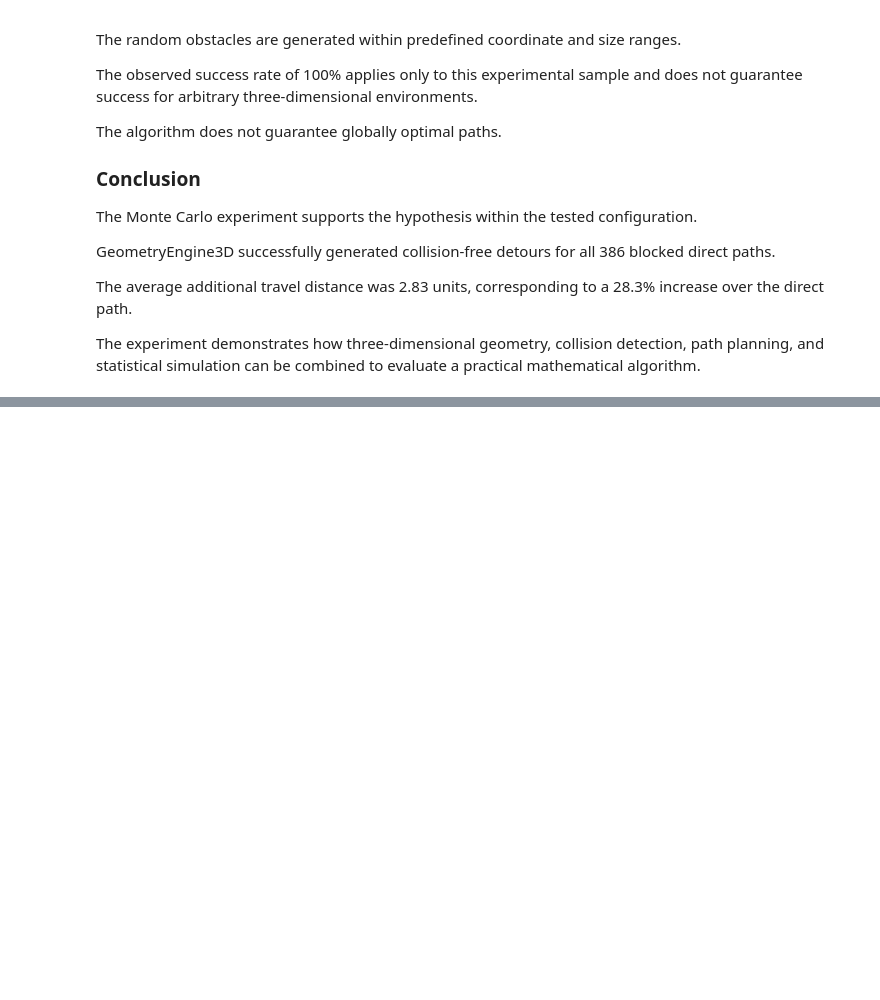
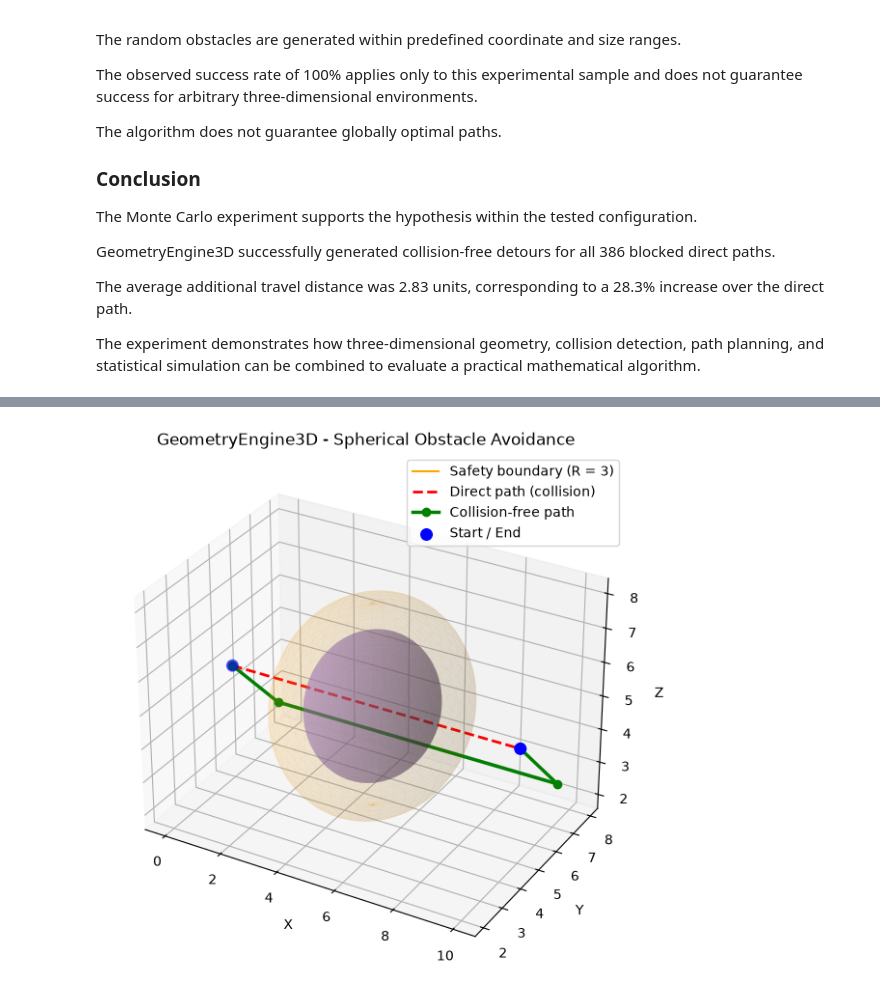
Before and after one commit to TodorYankov/GeometryEngine3D, a Jupyter notebook: notebooks/04_trajectory_planning.ipynb, the cells around one changed output, grey strips where cells are left out. Cells and saved outputs as stored; diff of their text form; code cells hidden in the pictures; blank space fills up the shorter version.

Commit message:
Add 3D spherical obstacle avoidance experiment

```diff
--- a/notebooks/04_trajectory_planning.ipynb
+++ b/notebooks/04_trajectory_planning.ipynb
@@ -1489,0 +1581,96 @@ can be combined to evaluate a practical mathematical algorithm.
+# %%
+fig = plt.figure(figsize=(10, 7))
+ax = fig.add_subplot(111, projection="3d")
+
+# Sphere surface
+u = np.linspace(0, 2 * np.pi, 50)
+v = np.linspace(0, np.pi, 30)
+
+x = sphere.center.x + sphere.radius * np.outer(
+    np.cos(u), np.sin(v)
+)
+y = sphere.center.y + sphere.radius * np.outer(
+    np.sin(u), np.sin(v)
+)
+z = sphere.center.z + sphere.radius * np.outer(
+    np.ones_like(u), np.cos(v)
+)
+
+ax.plot_surface(
+    x, y, z,
+    color="mediumpurple",
+    alpha=0.35,
+)
+
+# Safety boundary: physical radius + clearance
+effective_radius = sphere.radius + clearance
+
+x_safe = sphere.center.x + effective_radius * np.outer(
+    np.cos(u), np.sin(v)
+)
+y_safe = sphere.center.y + effective_radius * np.outer(
+    np.sin(u), np.sin(v)
+)
+z_safe = sphere.center.z + effective_radius * np.outer(
+    np.ones_like(u), np.cos(v)
+)
+
+# Draw transparent safety boundary
+ax.plot_surface(
+    x_safe,
+    y_safe,
+    z_safe,
+    color="orange",
+    alpha=0.08,
+    edgecolor="orange",
+    linewidth=0.15,
+)
+
+# Add legend entry
+ax.plot(
+    [],
+    [],
+    [],
+    color="orange",
+    label="Safety boundary (R = 3)",
+)
+
+# Direct trajectory
+ax.plot(
+    [start.x, end.x],
+    [start.y, end.y],
+    [start.z, end.z],
+    "r--",
+    linewidth=2,
+    label="Direct path (collision)",
+)
+
+# Safe trajectory
+ax.plot(
+    [p.x for p in safe_path],
+    [p.y for p in safe_path],
+    [p.z for p in safe_path],
+    "g-o",
+    linewidth=2.5,
+    label="Collision-free path",
+)
+
+ax.scatter(
+    [start.x, end.x],
+    [start.y, end.y],
+    [start.z, end.z],
+    color="blue",
+    s=70,
+    label="Start / End",
+)
+
+ax.set_xlabel("X")
+ax.set_ylabel("Y")
+ax.set_zlabel("Z")
+ax.set_title("GeometryEngine3D - Spherical Obstacle Avoidance")
+ax.set_box_aspect((10, 7, 7))
+ax.legend()
+
+plt.show()
+# %% [output]
+[figure, added]
```
Also changed, not shown: parts of 4 cells of this notebook.
